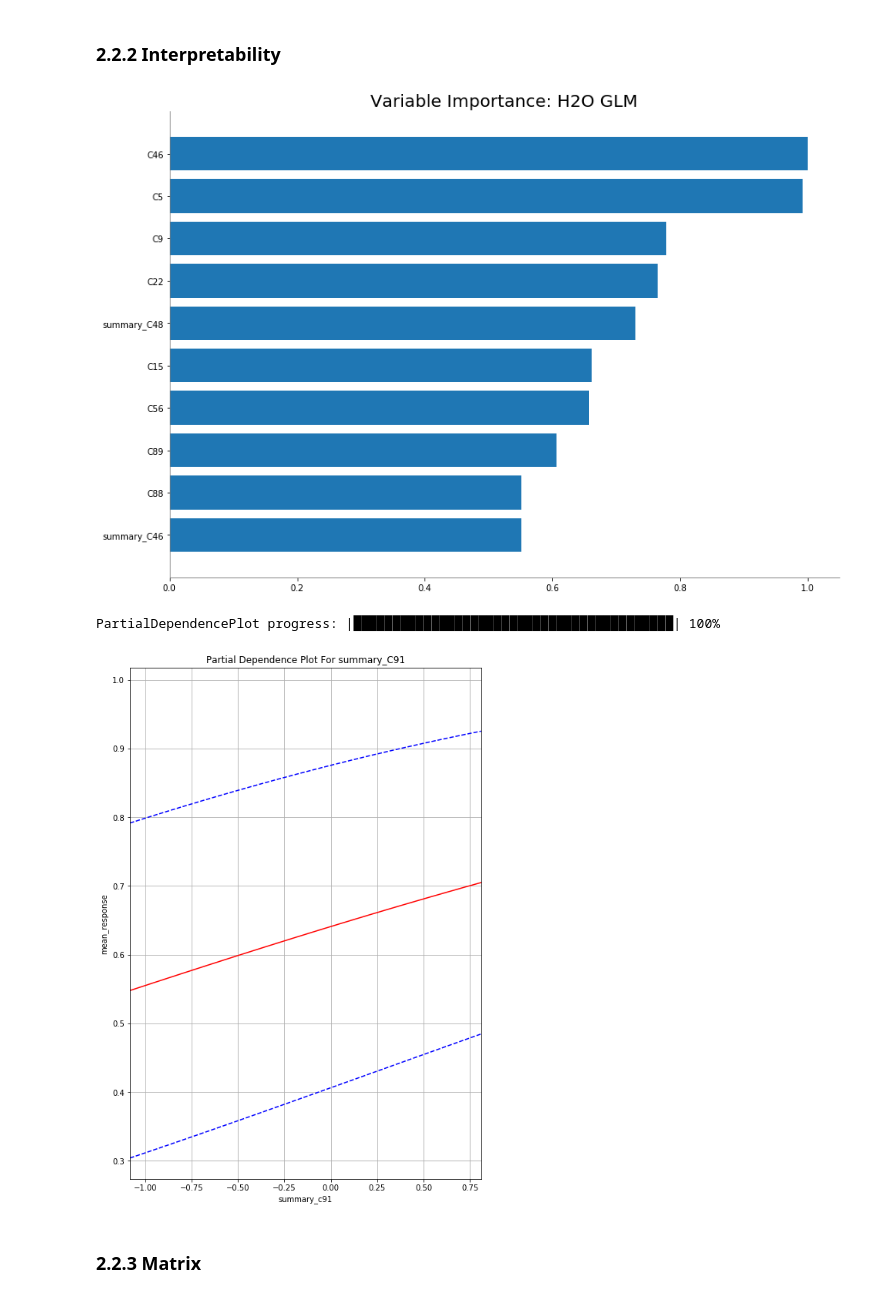
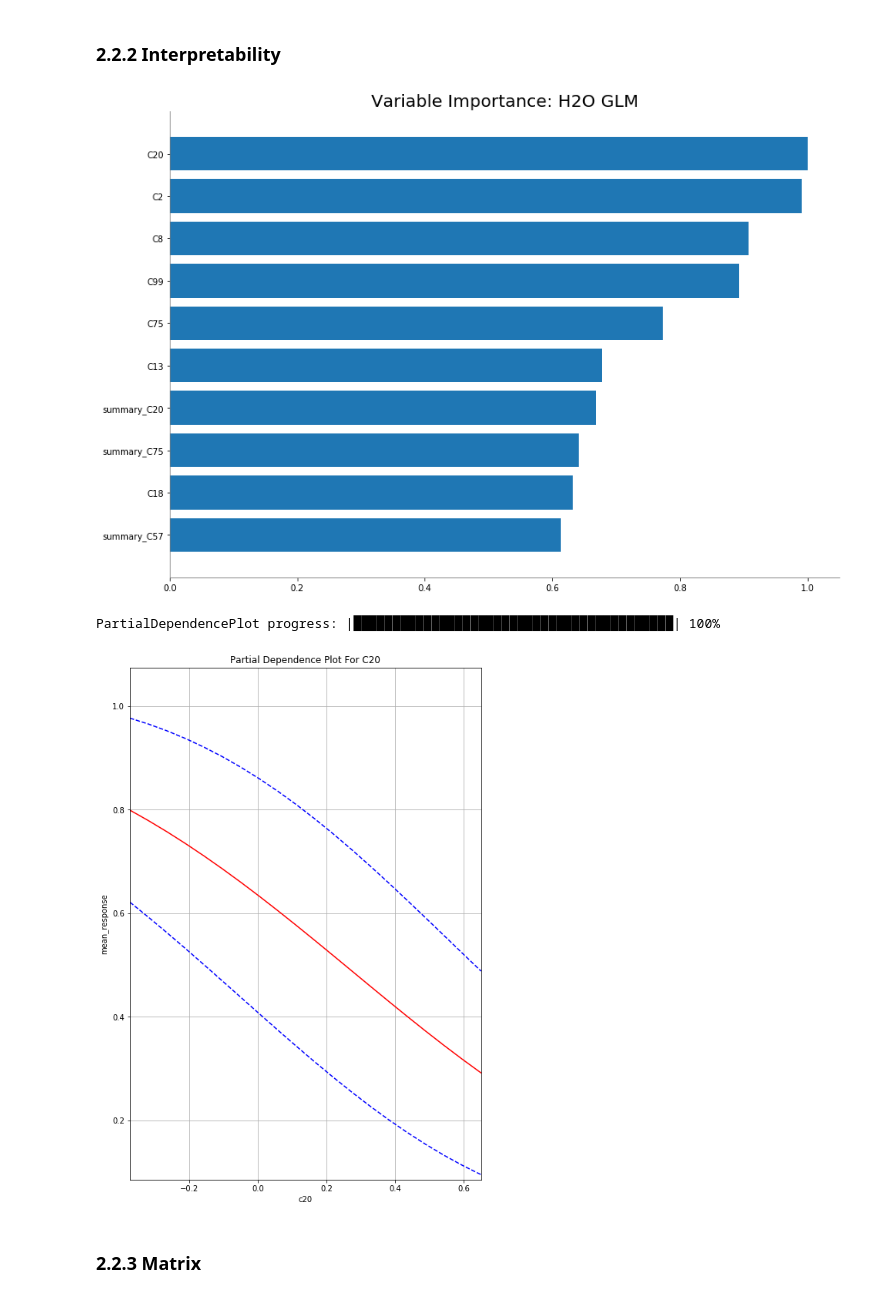
Before and after one commit to MandyMY/AI-Addin, a Jupyter notebook: Final Project.ipynb, the cells around one changed output. Cells and saved outputs as stored; diff of their text form; code cells hidden in the pictures.

Commit message:
success to plot

```diff
--- a/Final Project.ipynb
+++ b/Final Project.ipynb
@@ -575,9 +347,6 @@ Confusion Matrix (Act/Pred) for max f1 @ threshold = 0.46039732571229414:
 ## 2.2 Logistic Regression
 # %% [markdown]
 ### 2.2.1 Train & Fit Model
-# %%
-predictors = ['ProductId', 'UserId', 'HelpfulnessNumerator', 'HelpfulnessDenominator', 'Time'] + summary_vecs.names + review_vecs.names
-response = 'PositiveReview'
 # %%
 glm_logistic_plus_summary = H2OGeneralizedLinearEstimator(family = "binomial")
 glm_logistic_plus_summary.train(x=predictors,
@@ -592,9 +361,9 @@ glm Model Build progress: |█████████████████
 # %%
 glm_logistic_plus_summary.varimp_plot()
 # %% [output]
-[figure, old version]
+[figure, new version]
 # %%
-pdp_word_vecs = glm_logistic_plus_summary.partial_plot(data = ext_train_new, cols = ["summary_C91"])
+pdp_word_vecs = glm_logistic_plus_summary.partial_plot(data = ext_train_new, cols = ["C20"])
 # %% [output]
 PartialDependencePlot progress: |█████████████████████████████████████████| 100%
-[figure, old version]
+[figure, new version]
```
Also changed, not shown: parts of 35 cells of this notebook, 2 other files.
